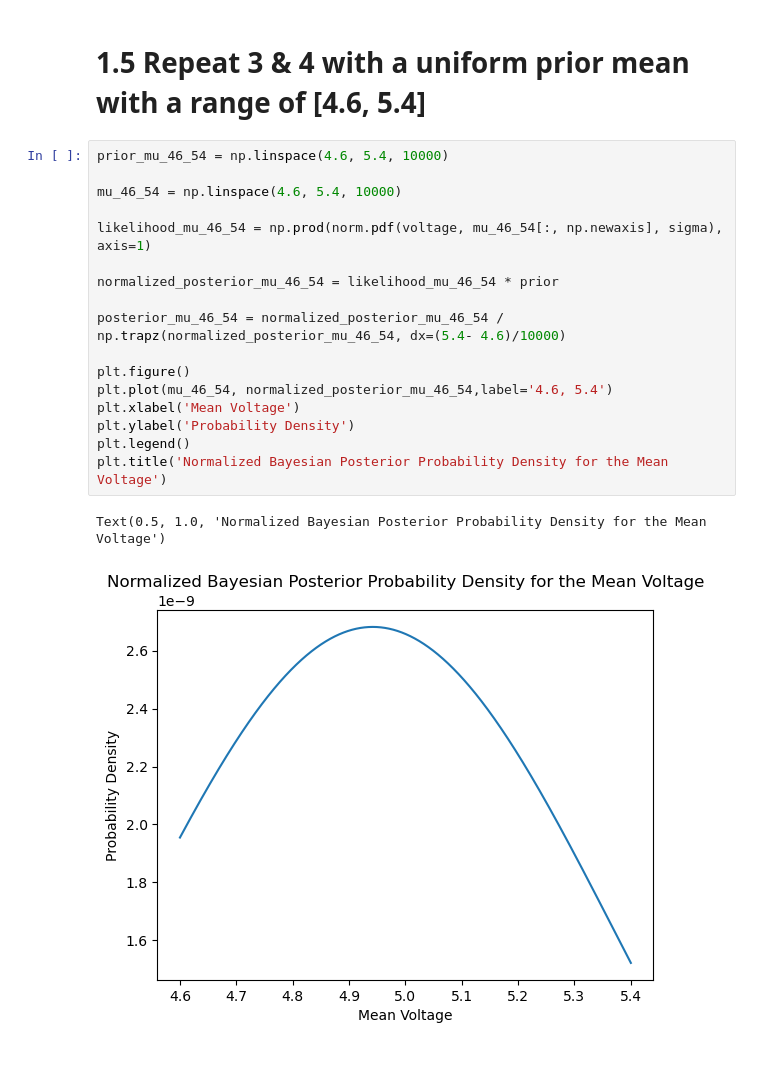
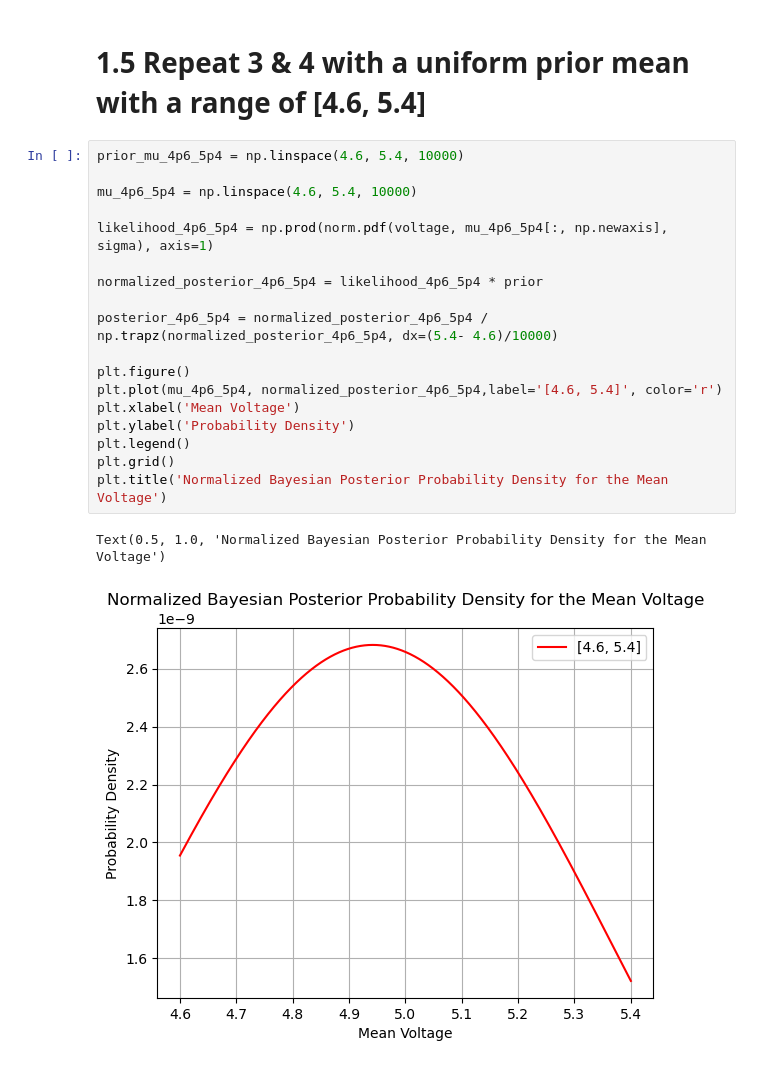
Before and after one commit to agupta-umiss/phys629-fall-2023, a Jupyter notebook: student_folders/CodyMcCammon/phys629_f23_hw7_CodyMcCammon.ipynb, the cells around one changed output. Drawn from its saved outputs; the diff is of its cells as text.

```diff
--- a/student_folders/CodyMcCammon/phys629_f23_hw7_CodyMcCammon.ipynb
+++ b/student_folders/CodyMcCammon/phys629_f23_hw7_CodyMcCammon.ipynb
@@ -107,22 +106,23 @@ The Mean Average Precision value is: 4.942194219421943
 # %% [markdown]
 # 1.5 Repeat 3 & 4 with a uniform prior mean with a range of [4.6, 5.4]
 # %%
-prior_mu_46_54 = np.linspace(4.6, 5.4, 10000)
+prior_mu_4p6_5p4 = np.linspace(4.6, 5.4, 10000)
 
-mu_46_54 = np.linspace(4.6, 5.4, 10000)
+mu_4p6_5p4 = np.linspace(4.6, 5.4, 10000)
 
-likelihood_mu_46_54 = np.prod(norm.pdf(voltage, mu_46_54[:, np.newaxis], sigma), axis=1)
+likelihood_4p6_5p4 = np.prod(norm.pdf(voltage, mu_4p6_5p4[:, np.newaxis], sigma), axis=1)
 
-normalized_posterior_mu_46_54 = likelihood_mu_46_54 * prior
+normalized_posterior_4p6_5p4 = likelihood_4p6_5p4 * prior
 
-posterior_mu_46_54 = normalized_posterior_mu_46_54 / np.trapz(normalized_posterior_mu_46_54, dx=(5.4- 4.6)/10000)
+posterior_4p6_5p4 = normalized_posterior_4p6_5p4 / np.trapz(normalized_posterior_4p6_5p4, dx=(5.4- 4.6)/10000)
 
 plt.figure()
-plt.plot(mu_46_54, normalized_posterior_mu_46_54,label='4.6, 5.4')
+plt.plot(mu_4p6_5p4, normalized_posterior_4p6_5p4,label='[4.6, 5.4]', color='r')
 plt.xlabel('Mean Voltage')
 plt.ylabel('Probability Density')
 plt.legend()
+plt.grid()
 plt.title('Normalized Bayesian Posterior Probability Density for the Mean Voltage')
 # %% [output]
 Text(0.5, 1.0, 'Normalized Bayesian Posterior Probability Density for the Mean Voltage')
-[figure, old version]
+[figure, new version]
```
Also changed, not shown: parts of 8 cells of this notebook.
